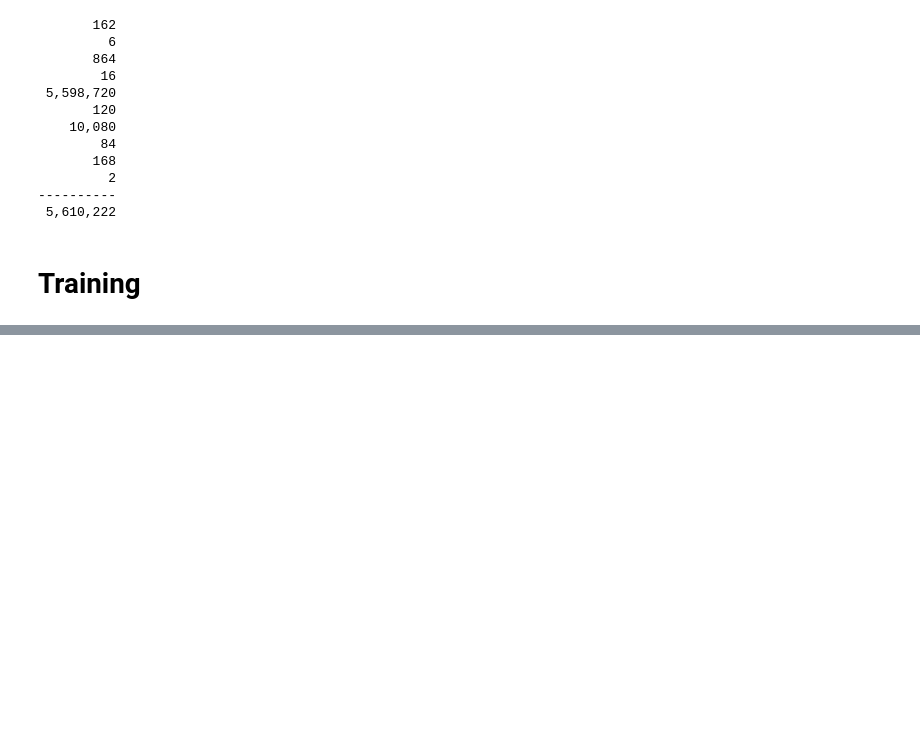
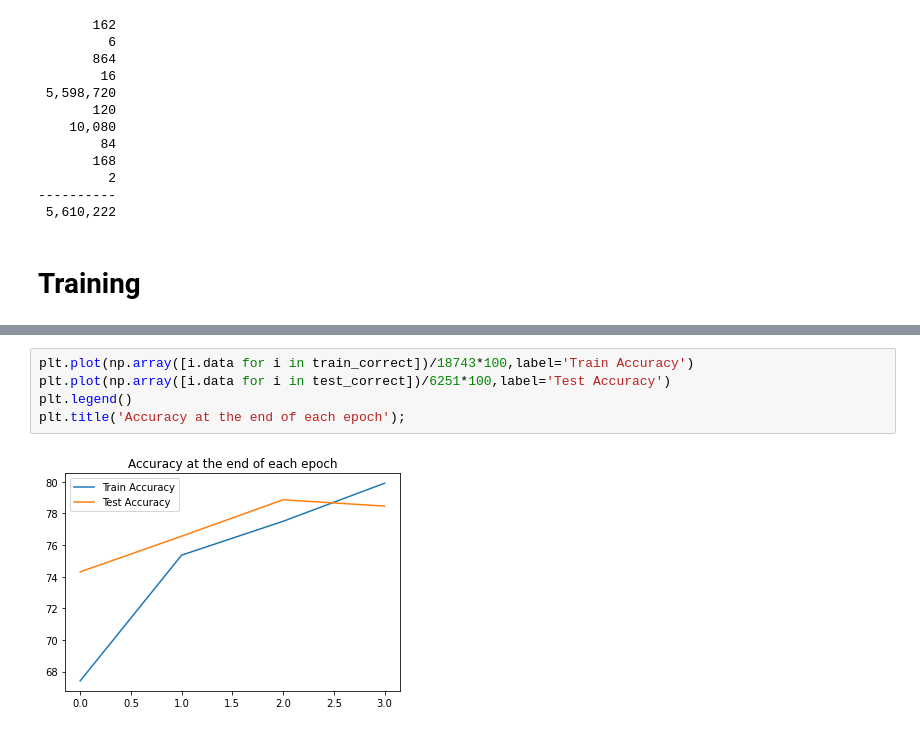
Before and after one commit to alejandrodgb/pytorch-for-dl, a Jupyter notebook: 03-CNN-Convolutional-Neural-Networks/04-CNN-Custom-Data.ipynb, the cells around one changed output, grey strips where cells are left out. Saved outputs shown, nothing was run; the diff lists cells and outputs as text; blank space fills up the shorter version.

```diff
--- a/03-CNN-Convolutional-Neural-Networks/04-CNN-Custom-Data.ipynb
+++ b/03-CNN-Convolutional-Neural-Networks/04-CNN-Custom-Data.ipynb
@@ -197,0 +327,7 @@ print(f'----------\n{n_param:10,}')
+# %%
+plt.plot(np.array([i.data for i in train_correct])/18743*100,label='Train Accuracy')
+plt.plot(np.array([i.data for i in test_correct])/6251*100,label='Test Accuracy')
+plt.legend()
+plt.title('Accuracy at the end of each epoch');
+# %% [output]
+[figure, added]
```
Also changed, not shown: parts of 15 cells of this notebook, 2 other files.
